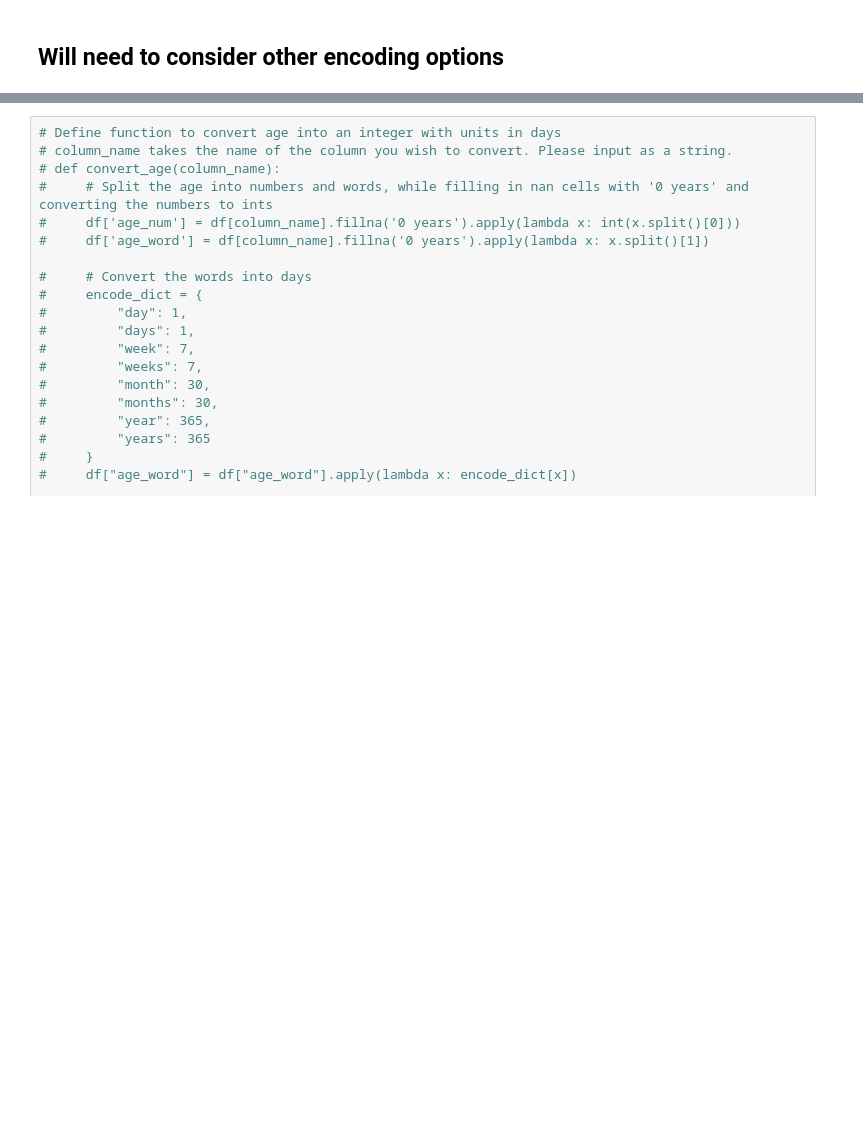
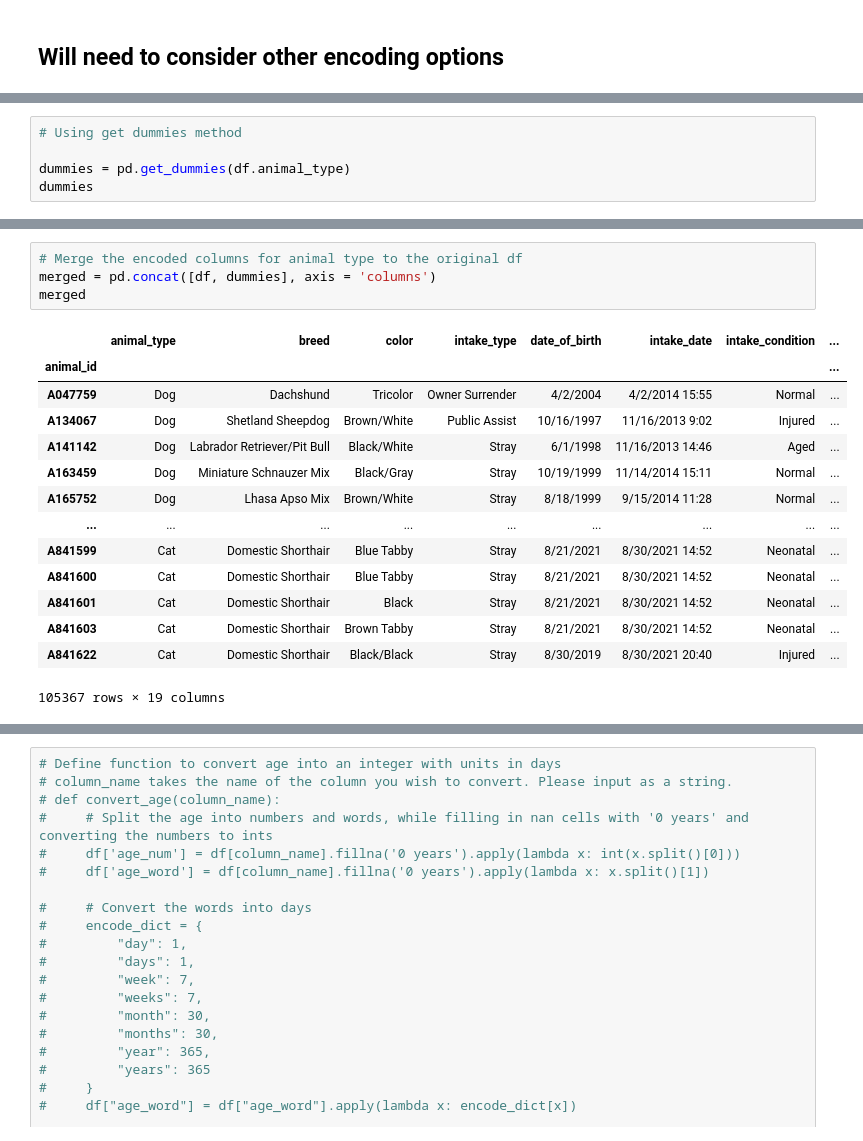
Before and after one commit to ilaha/Austin_AniML_Rescue, a Jupyter notebook: merged_csv_cleaning.ipynb, the cells around one changed output, grey strips where cells are left out. Drawn from its saved outputs; the diff is of its cells as text; blank space fills up the shorter version.

```diff
--- a/merged_csv_cleaning.ipynb
+++ b/merged_csv_cleaning.ipynb
@@ -144,0 +239,5 @@ df.head()
+# %%
+# Using get dummies method
+
+dummies = pd.get_dummies(df.animal_type)
+dummies
@@ -144,0 +259,19 @@ df.head()
+# %%
+# Merge the encoded columns for animal type to the original df
+merged = pd.concat([df, dummies], axis = 'columns')
+merged
+# %% [output]
+|  | animal_type | breed | color | intake_type | date_of_birth | intake_date | intake_condition | ... |
+| animal_id |  |  |  |  |  |  |  | ... |
+| A047759 | Dog | Dachshund | Tricolor | Owner Surrender | 4/2/2004 | 4/2/2014 15:55 | Normal | ... |
+| A134067 | Dog | Shetland Sheepdog | Brown/White | Public Assist | 10/16/1997 | 11/16/2013 9:02 | Injured | ... |
+| A141142 | Dog | Labrador Retriever/Pit Bull | Black/White | Stray | 6/1/1998 | 11/16/2013 14:46 | Aged | ... |
+| A163459 | Dog | Miniature Schnauzer Mix | Black/Gray | Stray | 10/19/1999 | 11/14/2014 15:11 | Normal | ... |
+| A165752 | Dog | Lhasa Apso Mix | Brown/White | Stray | 8/18/1999 | 9/15/2014 11:28 | Normal | ... |
+| ... | ... | ... | ... | ... | ... | ... | ... | ... |
+| A841599 | Cat | Domestic Shorthair | Blue Tabby | Stray | 8/21/2021 | 8/30/2021 14:52 | Neonatal | ... |
+| A841600 | Cat | Domestic Shorthair | Blue Tabby | Stray | 8/21/2021 | 8/30/2021 14:52 | Neonatal | ... |
+| A841601 | Cat | Domestic Shorthair | Black | Stray | 8/21/2021 | 8/30/2021 14:52 | Neonatal | ... |
+| A841603 | Cat | Domestic Shorthair | Brown Tabby | Stray | 8/21/2021 | 8/30/2021 14:52 | Neonatal | ... |
+| A841622 | Cat | Domestic Shorthair | Black/Black | Stray | 8/30/2019 | 8/30/2021 20:40 | Injured | ... |
+105367 rows × 19 columns
```
Also changed, not shown: parts of 26 cells of this notebook.
